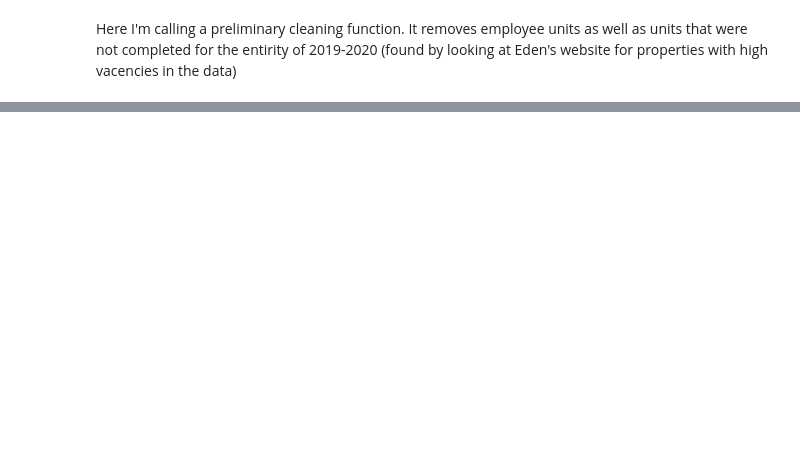
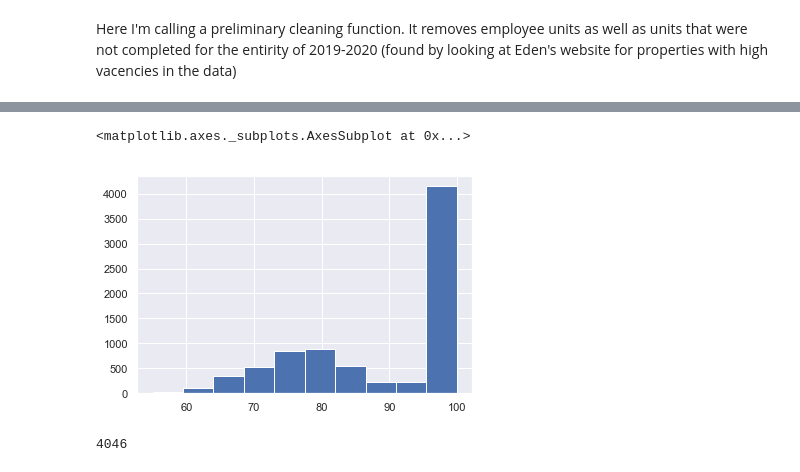
Before and after one commit to qunderriner/eden_rent_roll, a Jupyter notebook: 1_29_20_Full_Eden_load_and_clean.ipynb, the cells around one changed output, grey strips where cells are left out. Drawn from its saved outputs; the diff is of its cells as text; code cells hidden in the pictures; blank space fills up the shorter version.

```diff
--- a/1_29_20_Full_Eden_load_and_clean.ipynb
+++ b/1_29_20_Full_Eden_load_and_clean.ipynb
@@ -103,0 +100,3 @@ eden_residents_clean = eden_data_functions.filter_eden_resident(eden_residents_c
+# %%
+#pd.set_option('display.max_rows', 8000) # we can manually inspect the match ratio if we reset rows we can see
+merge_table_big = calc_matches(df_tenants_clean,eden_residents_clean)
@@ -103,0 +123,7 @@ eden_residents_clean = eden_data_functions.filter_eden_resident(eden_residents_c
+# %%
+#examine distribution of match scores
+%matplotlib inline
+merge_table_big.score.hist()
+# %% [output]
+<matplotlib.axes._subplots.AxesSubplot at 0x...>
+[figure, added]
@@ -103,0 +136,5 @@ eden_residents_clean = eden_data_functions.filter_eden_resident(eden_residents_c
+# %%
+#now we have 4046 Matches
+eden_merged_fuzzy.Match.nunique()
+# %% [output]
+4046
```
Also changed, not shown: parts of 13 cells of this notebook.
